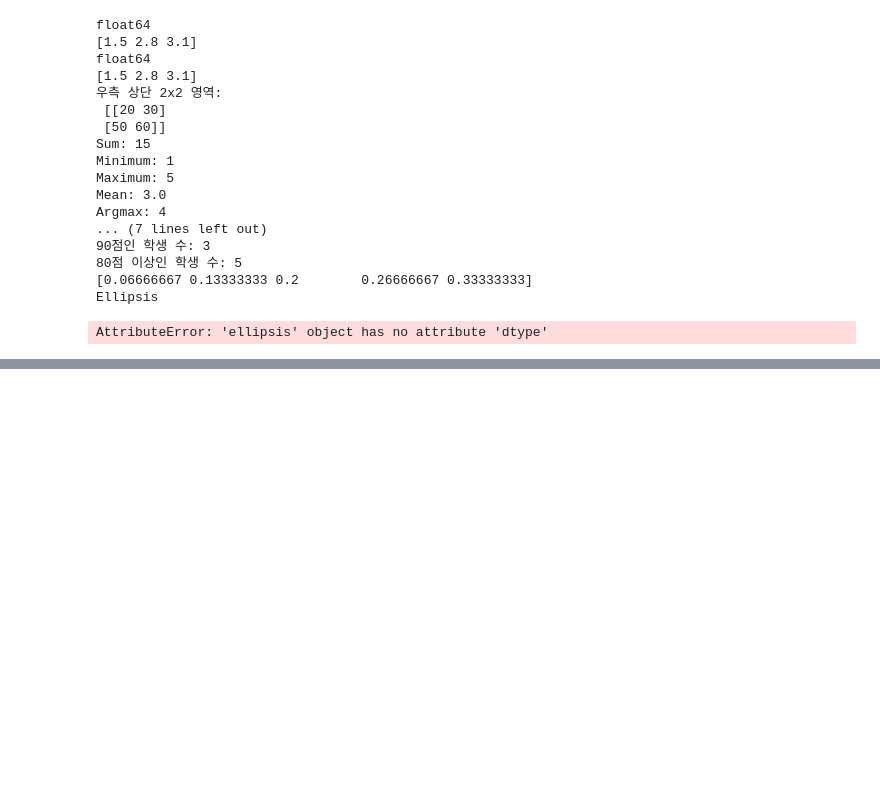
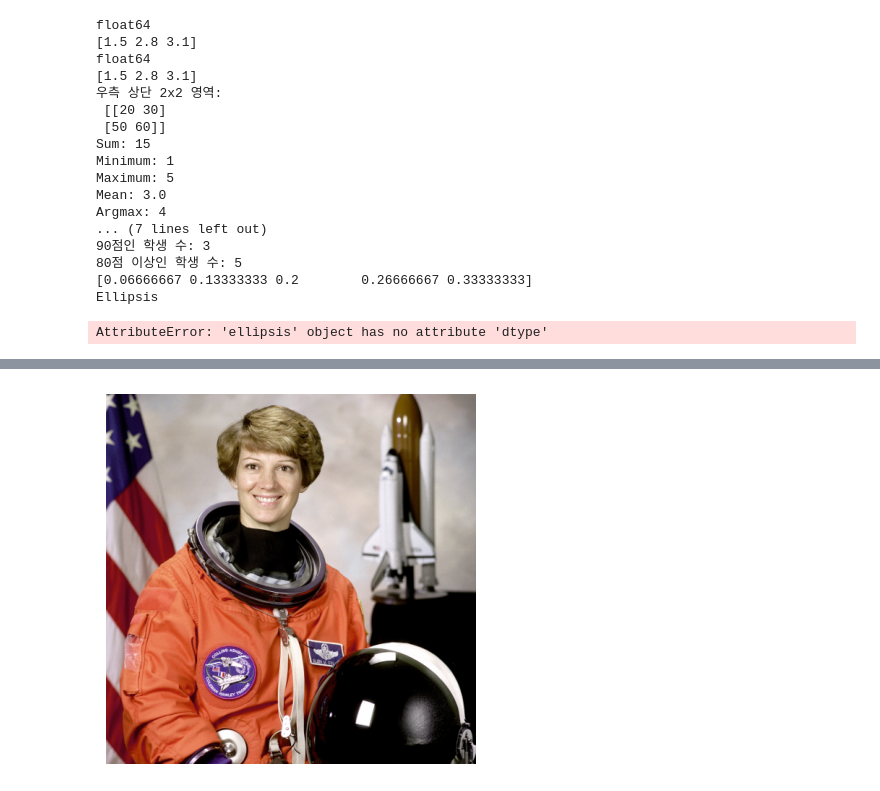
Before and after one commit to intriguingtiger/Vision-LLM-WAN, a Jupyter notebook: 00__MyNote.ipynb, the cells around one changed output, grey strips where cells are left out. Cells and saved outputs as stored; diff of their text form; code cells hidden in the pictures; blank space fills up the shorter version.

```diff
--- a/00__MyNote.ipynb
+++ b/00__MyNote.ipynb
@@ -481,0 +519,7 @@ print(...)  # 예상 출력: "6. 단일 과목 최고 점수: xx점 (과목: XX,
+# %%
+astronaut = skimage.data.astronaut()
+
+plt.imshow(astronaut)
+plt.axis("off");
+# %% [output]
+[figure, added]
```
Also changed, not shown: parts of 4 cells of this notebook, 1 other file.
